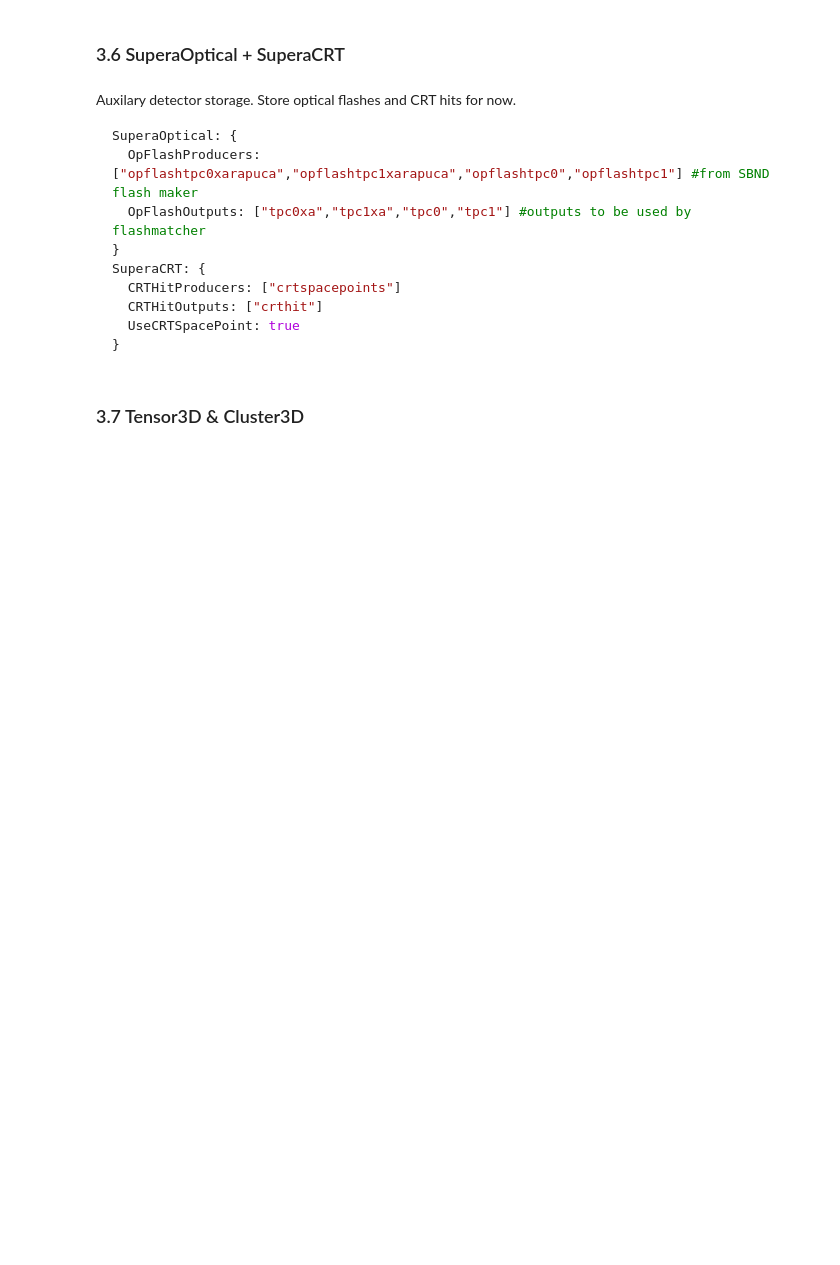
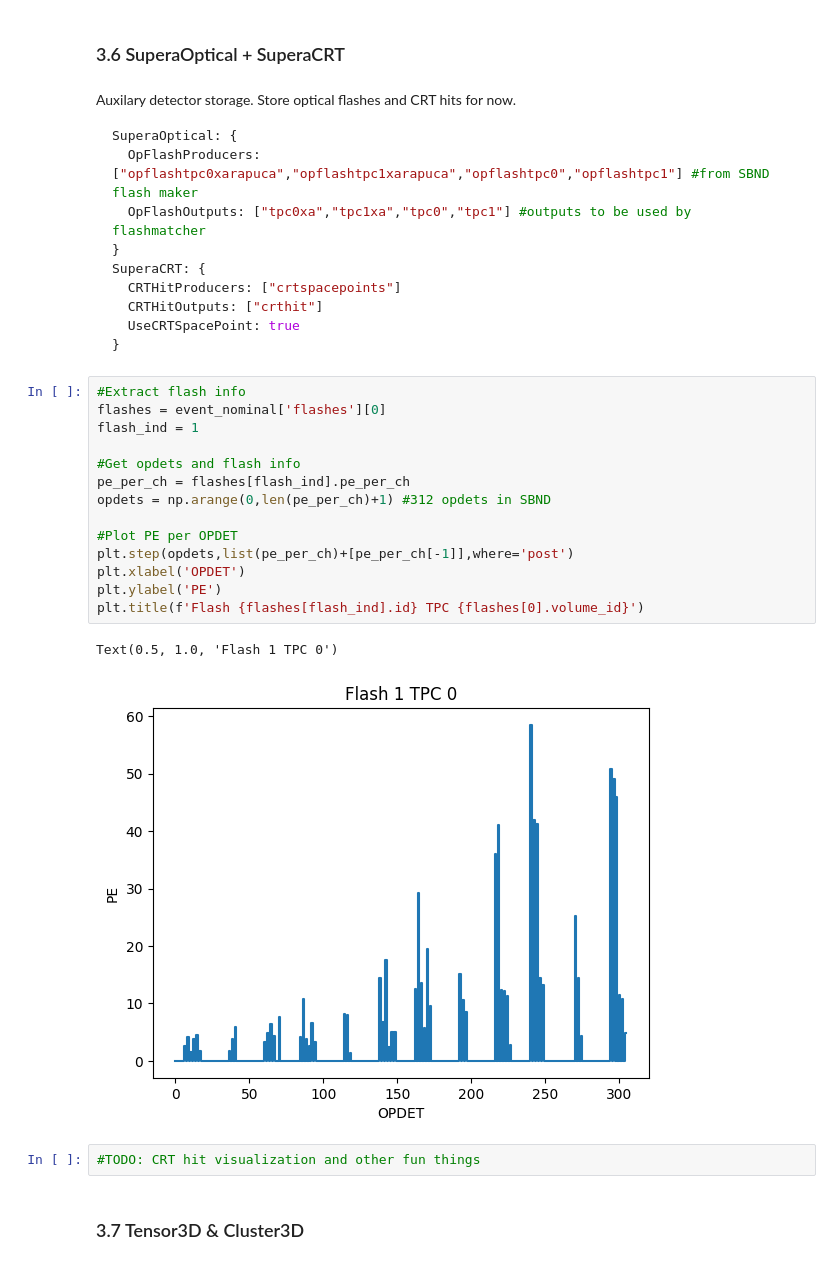
Before and after one commit to lkashur/spine_workshop_2025, a Jupyter notebook: basics/supera/supera.ipynb, the cells around one changed output. Saved outputs shown, nothing was run; the diff lists cells and outputs as text; blank space fills up the shorter version.

Commit message:
Clean up and add some flash info

````diff
--- a/basics/supera/supera.ipynb
+++ b/basics/supera/supera.ipynb
@@ -892,6 +881,25 @@ SuperaCRT: {
   UseCRTSpacePoint: true
 }
 ```
+# %%
+#Extract flash info
+flashes = event_nominal['flashes'][0]
+flash_ind = 1
+
+#Get opdets and flash info
+pe_per_ch = flashes[flash_ind].pe_per_ch
+opdets = np.arange(0,len(pe_per_ch)+1) #312 opdets in SBND
+
+#Plot PE per OPDET
+plt.step(opdets,list(pe_per_ch)+[pe_per_ch[-1]],where='post')
+plt.xlabel('OPDET')
+plt.ylabel('PE')
+plt.title(f'Flash {flashes[flash_ind].id} TPC {flashes[0].volume_id}')
+# %% [output]
+Text(0.5, 1.0, 'Flash 1 TPC 0')
+[figure, added]
+# %%
+#TODO: CRT hit visualization and other fun things
 # %% [markdown]
 ### 3.7 Tensor3D & Cluster3D
 # %% [markdown]
````
Also changed, not shown: parts of 15 cells of this notebook, 1 other file.
